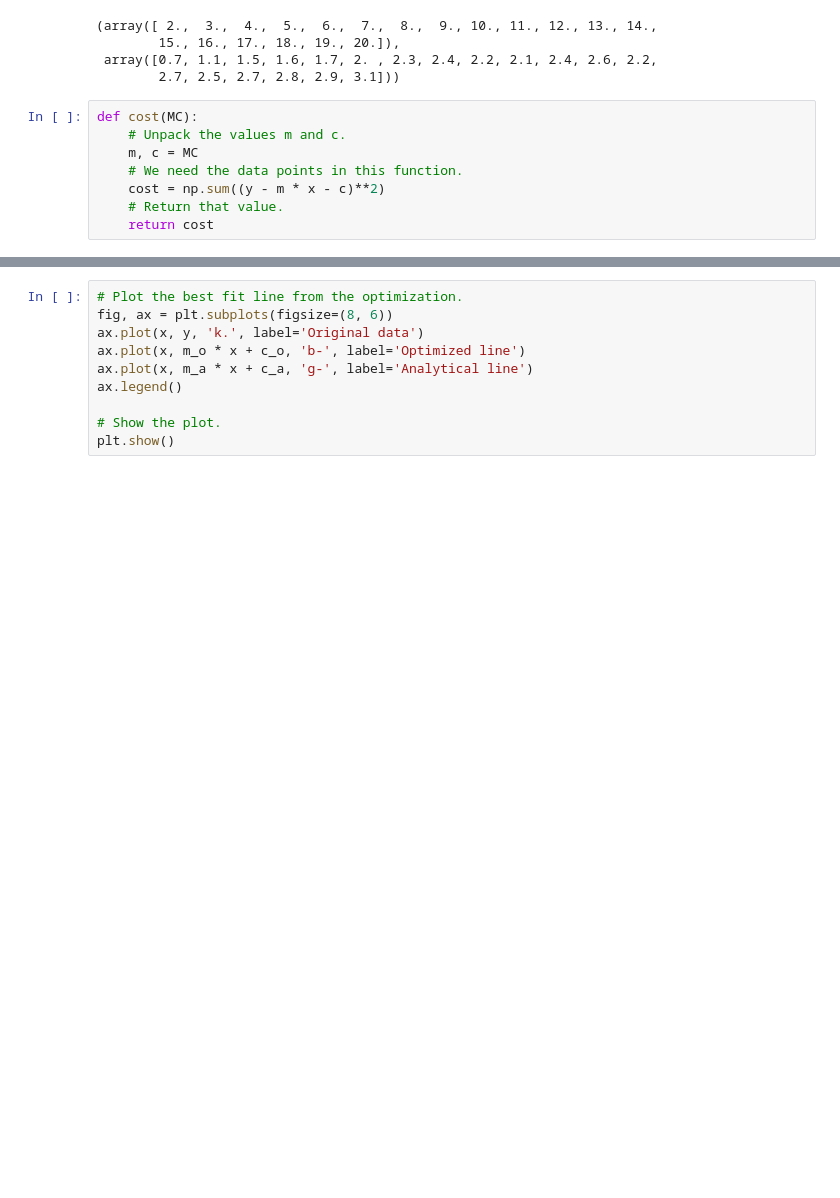
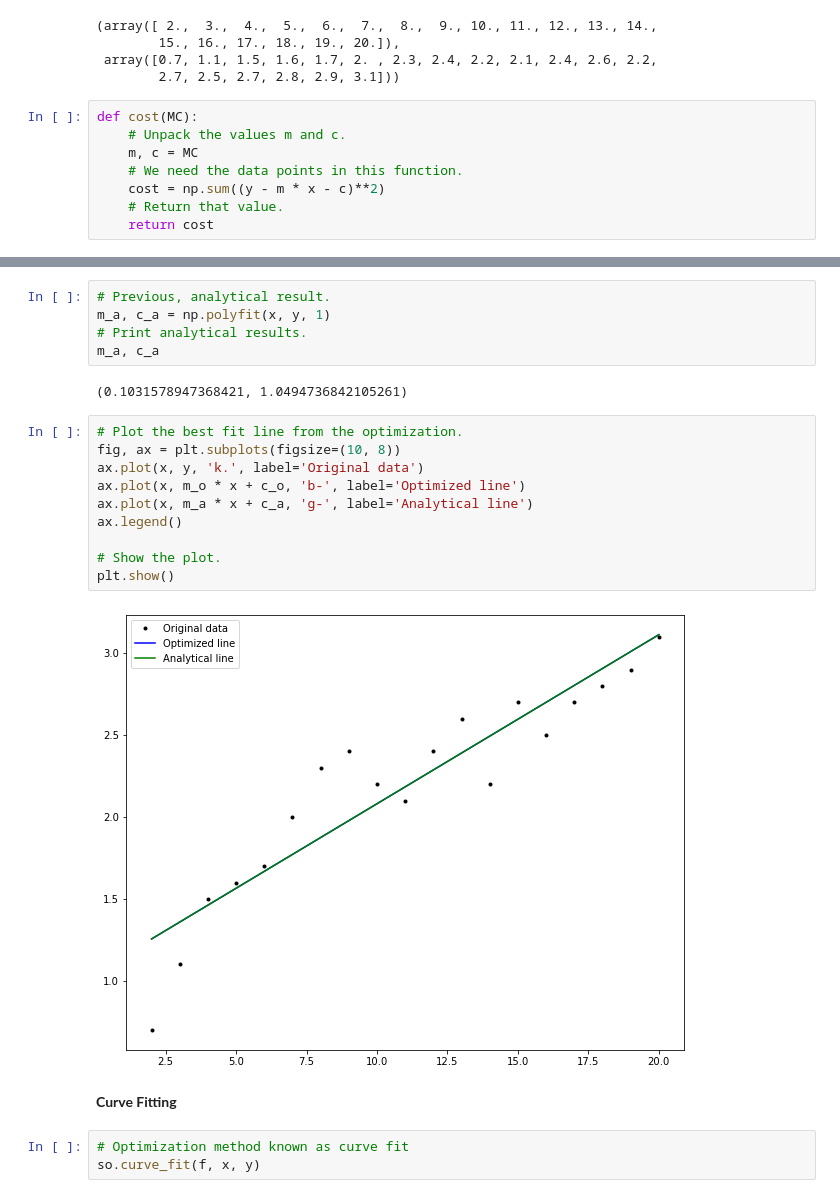
Before and after one commit to Ruairi8/machineLearn-Stat2022, a Jupyter notebook: Topic2_Models.ipynb, the cells around one changed output, grey strips where cells are left out. Saved outputs shown, nothing was run; the diff lists cells and outputs as text; blank space fills up the shorter version.

```diff
--- a/Topic2_Models.ipynb
+++ b/Topic2_Models.ipynb
@@ -103,10 +131,24 @@ m_o, c_o
+# %%
+# Previous, analytical result.
+m_a, c_a = np.polyfit(x, y, 1)
+# Print analytical results.
+m_a, c_a
+# %% [output]
+(0.1031578947368421, 1.0494736842105261)
 # %%
 # Plot the best fit line from the optimization.
-fig, ax = plt.subplots(figsize=(8, 6))
+fig, ax = plt.subplots(figsize=(10, 8))
 ax.plot(x, y, 'k.', label='Original data')
 ax.plot(x, m_o * x + c_o, 'b-', label='Optimized line')
 ax.plot(x, m_a * x + c_a, 'g-', label='Analytical line')
 ax.legend()
 
 # Show the plot.
 plt.show()
+# %% [output]
+[figure, added]
+# %% [markdown]
+<b>Curve Fitting<b>
+# %%
+# Optimization method known as curve fit
+so.curve_fit(f, x, y)
```
Also changed, not shown: parts of 8 cells of this notebook, 3 other files.
